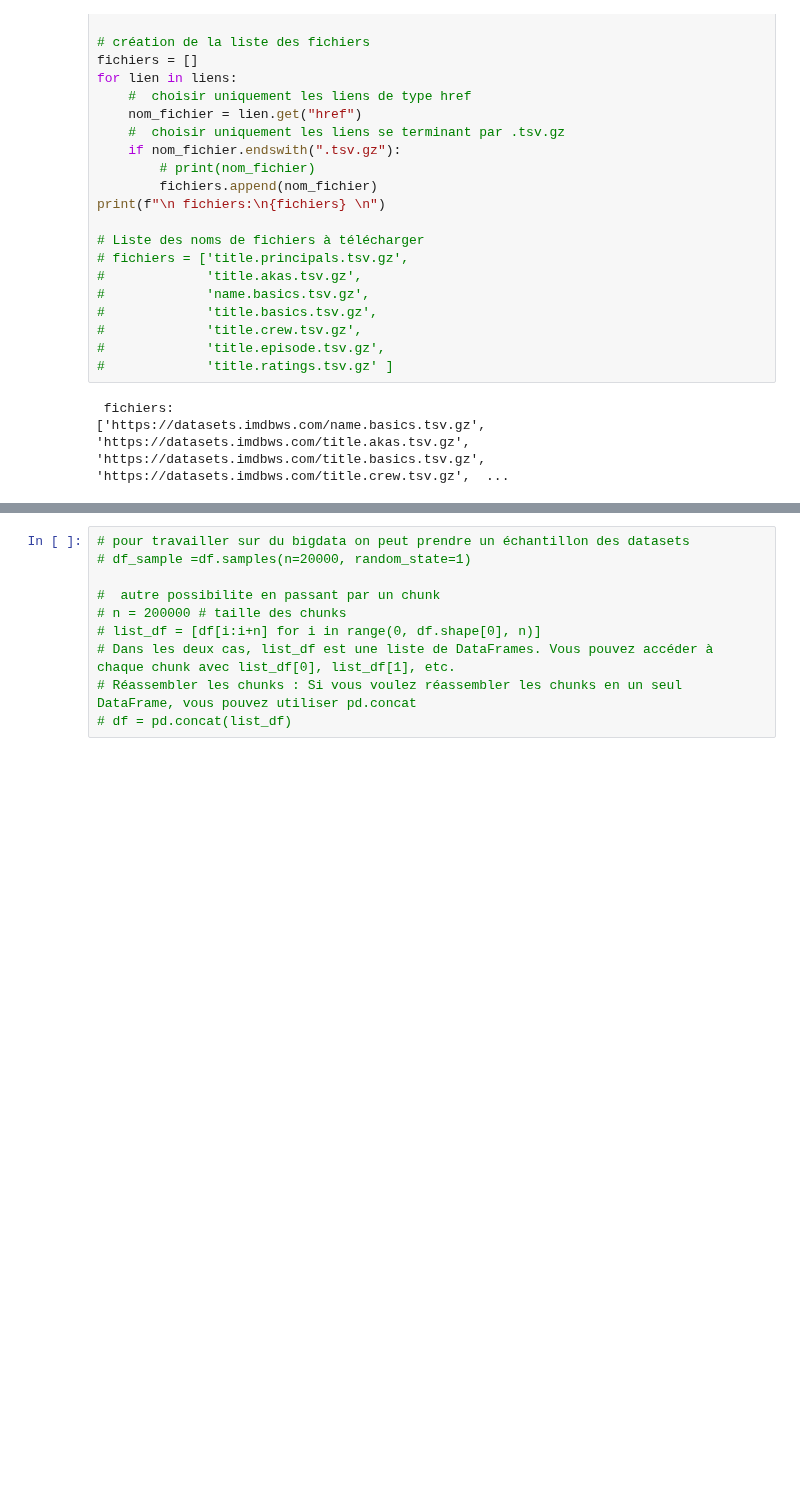
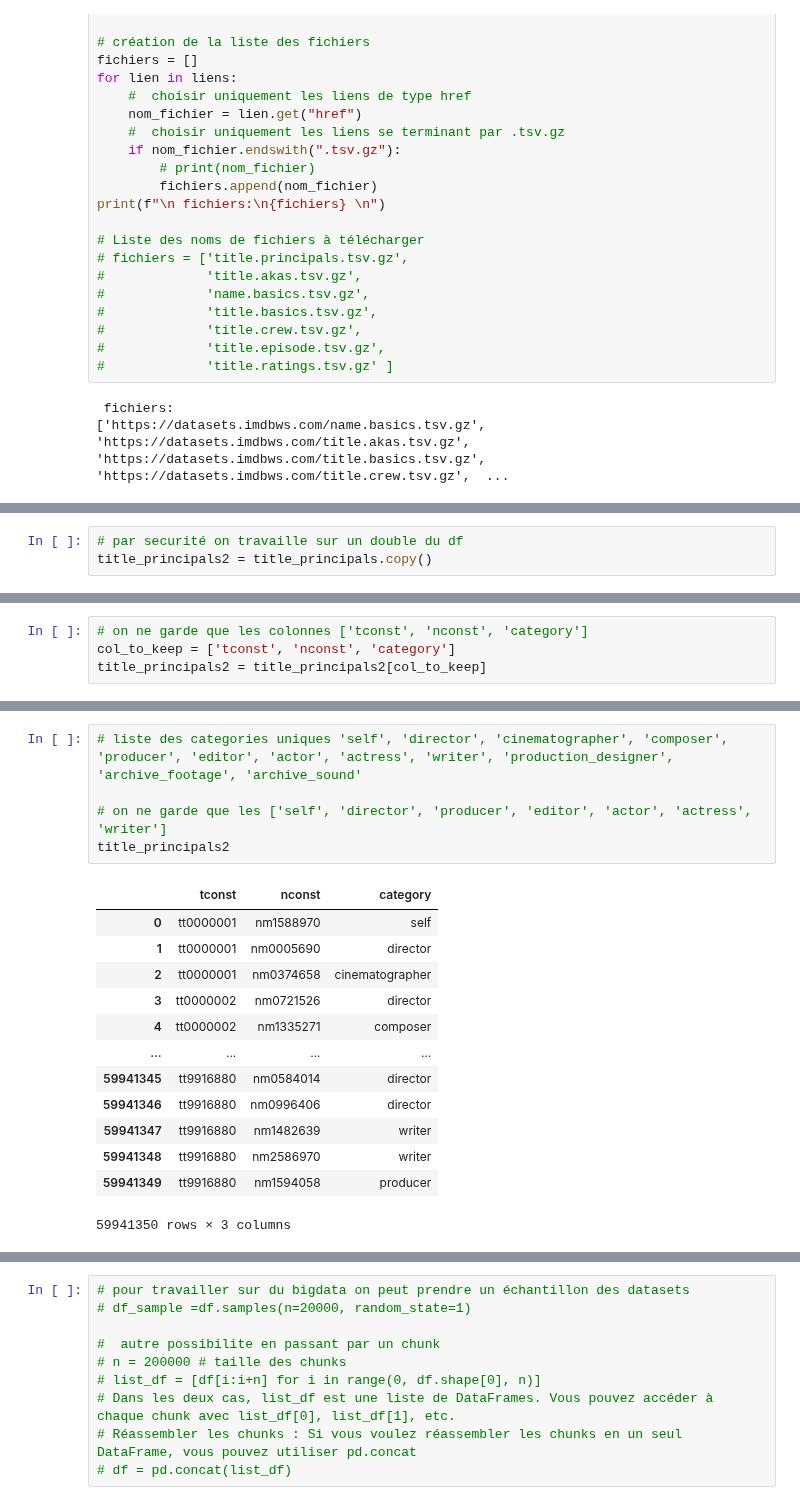
Before and after one commit to bigmoletos/WildCodeSchool_formation_IA_nov2023, a Jupyter notebook: Projets/Projet2_NetFlix/recommandation_films.ipynb, the cells around one changed output, grey strips where cells are left out. Drawn from its saved outputs; the diff is of its cells as text; blank space fills up the shorter version.

```diff
--- a/Projets/Projet2_NetFlix/recommandation_films.ipynb
+++ b/Projets/Projet2_NetFlix/recommandation_films.ipynb
@@ -202,0 +274,3 @@ types_film
+# %%
+# par securité on travaille sur un double du df
+title_principals2 = title_principals.copy()
@@ -202,0 +328,4 @@ types_film
+# %%
+# on ne garde que les colonnes ['tconst', 'nconst', 'category']
+col_to_keep = ['tconst', 'nconst', 'category']
+title_principals2 = title_principals2[col_to_keep]
@@ -202,0 +358,19 @@ types_film
+# %%
+# liste des categories uniques 'self', 'director', 'cinematographer', 'composer', 'producer', 'editor', 'actor', 'actress', 'writer', 'production_designer', 'archive_footage', 'archive_sound'
+
+# on ne garde que les ['self', 'director', 'producer', 'editor', 'actor', 'actress', 'writer']
+title_principals2
+# %% [output]
+|  | tconst | nconst | category |
+| 0 | tt0000001 | nm1588970 | self |
+| 1 | tt0000001 | nm0005690 | director |
+| 2 | tt0000001 | nm0374658 | cinematographer |
+| 3 | tt0000002 | nm0721526 | director |
+| 4 | tt0000002 | nm1335271 | composer |
+| ... | ... | ... | ... |
+| 59941345 | tt9916880 | nm0584014 | director |
+| 59941346 | tt9916880 | nm0996406 | director |
+| 59941347 | tt9916880 | nm1482639 | writer |
+| 59941348 | tt9916880 | nm2586970 | writer |
+| 59941349 | tt9916880 | nm1594058 | producer |
+59941350 rows × 3 columns
```
Also changed, not shown: parts of 28 cells of this notebook, 2 other files.
